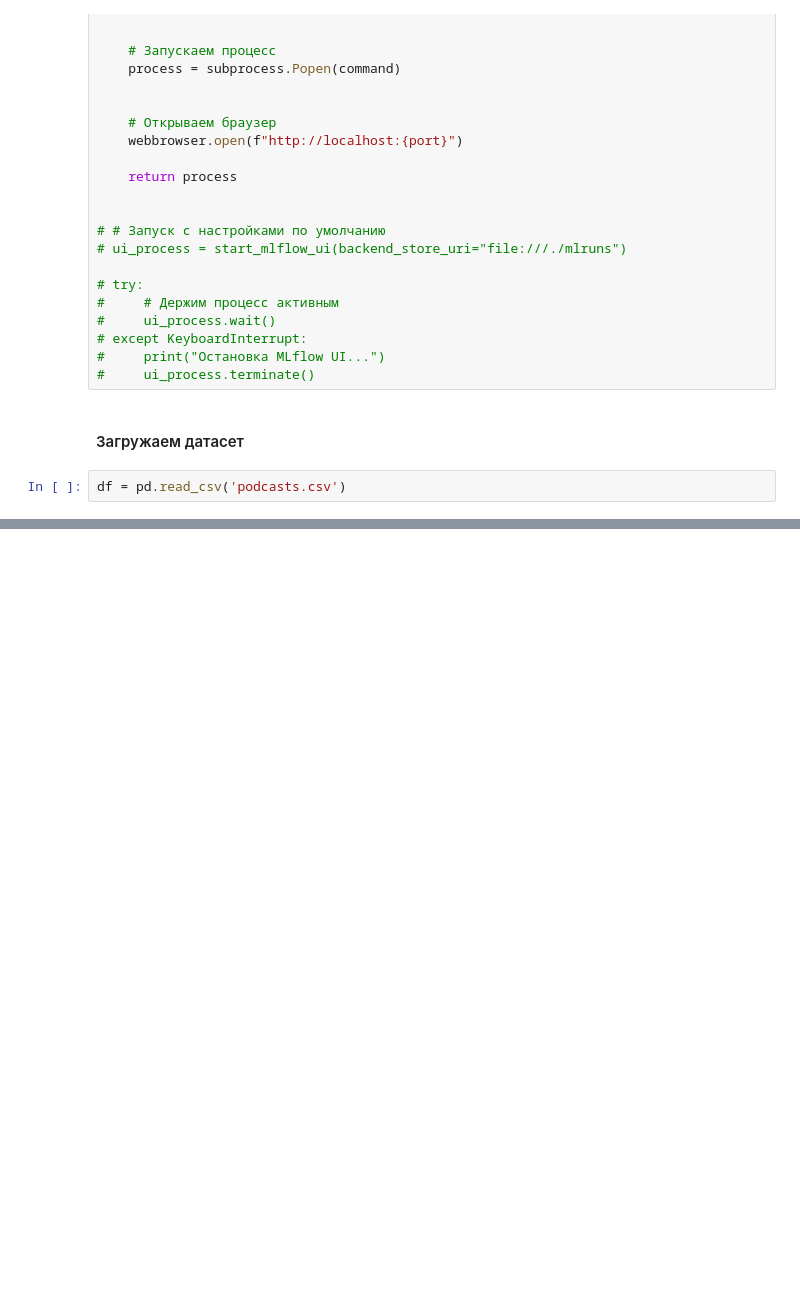
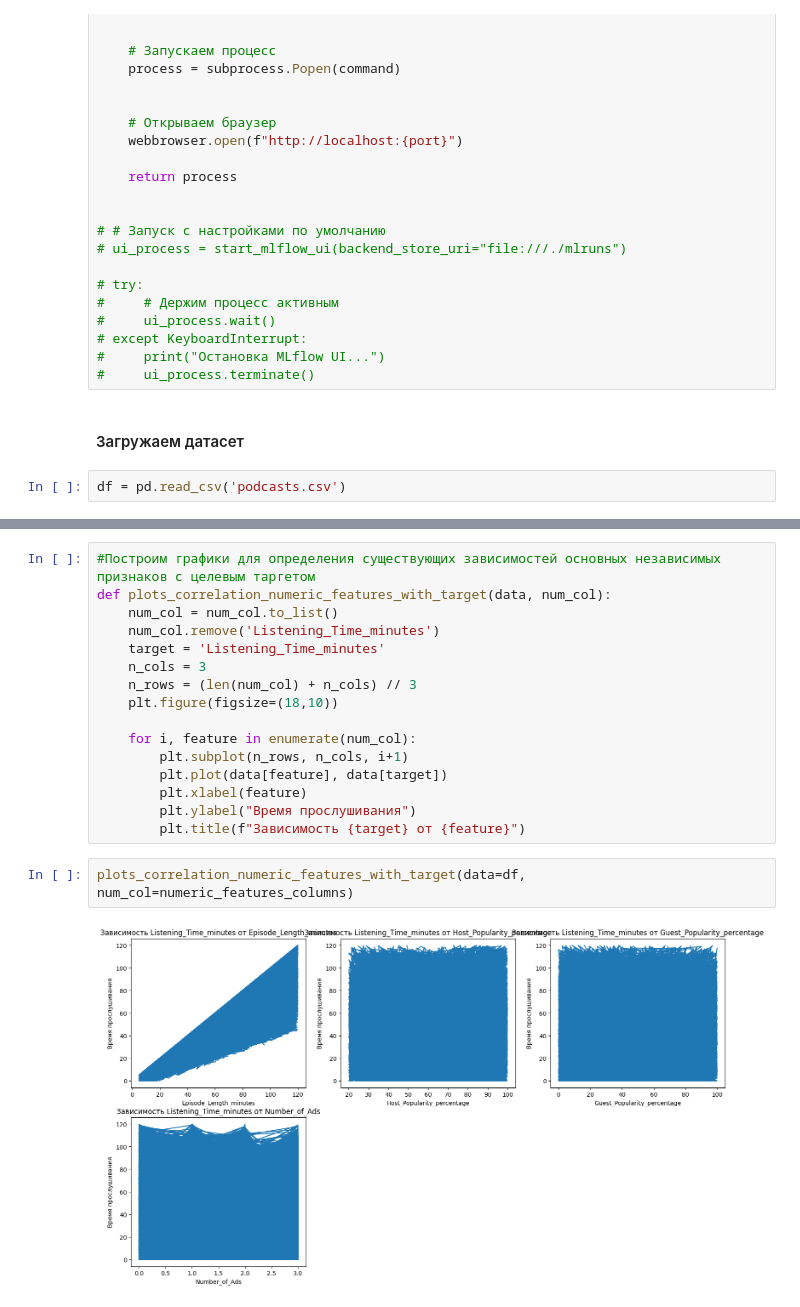
Before and after one commit to Poltava49/ML-practice, a Jupyter notebook: Linear_regression/tastk_podcast_regression.ipynb, the cells around one changed output, grey strips where cells are left out. Drawn from its saved outputs; the diff is of its cells as text; blank space fills up the shorter version.

```diff
--- a/Linear_regression/tastk_podcast_regression.ipynb
+++ b/Linear_regression/tastk_podcast_regression.ipynb
@@ -85,0 +200,20 @@ branch 'main' set up to track 'origin/main'.
+# %%
+#Построим графики для определения существующих зависимостей основных независимых признаков с целевым таргетом
+def plots_correlation_numeric_features_with_target(data, num_col):
+    num_col = num_col.to_list()
+    num_col.remove('Listening_Time_minutes')
+    target = 'Listening_Time_minutes'
+    n_cols = 3
+    n_rows = (len(num_col) + n_cols) // 3
+    plt.figure(figsize=(18,10))
+
+    for i, feature in enumerate(num_col):
+        plt.subplot(n_rows, n_cols, i+1)
+        plt.plot(data[feature], data[target])
+        plt.xlabel(feature)
+        plt.ylabel("Время прослушивания")
+        plt.title(f"Зависимость {target} от {feature}")
+# %%
+plots_correlation_numeric_features_with_target(data=df, num_col=numeric_features_columns)
+# %% [output]
+[figure, added]
```
Also changed, not shown: parts of 16 cells of this notebook.
